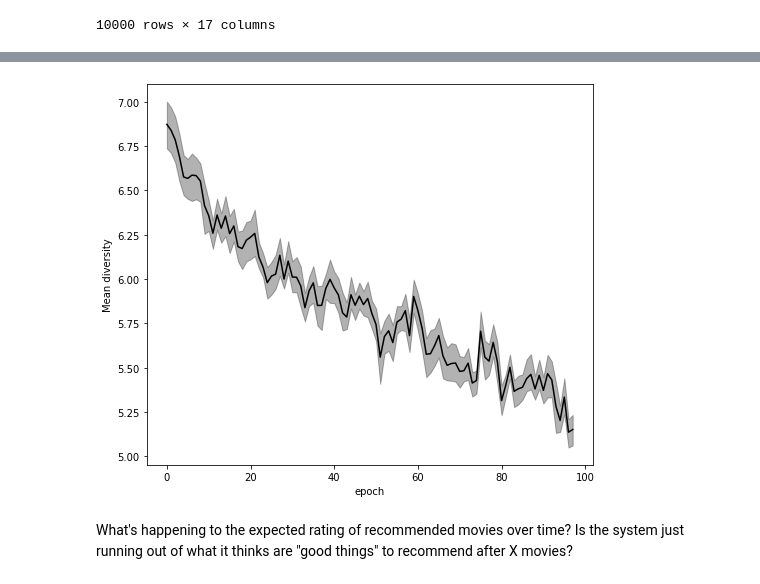
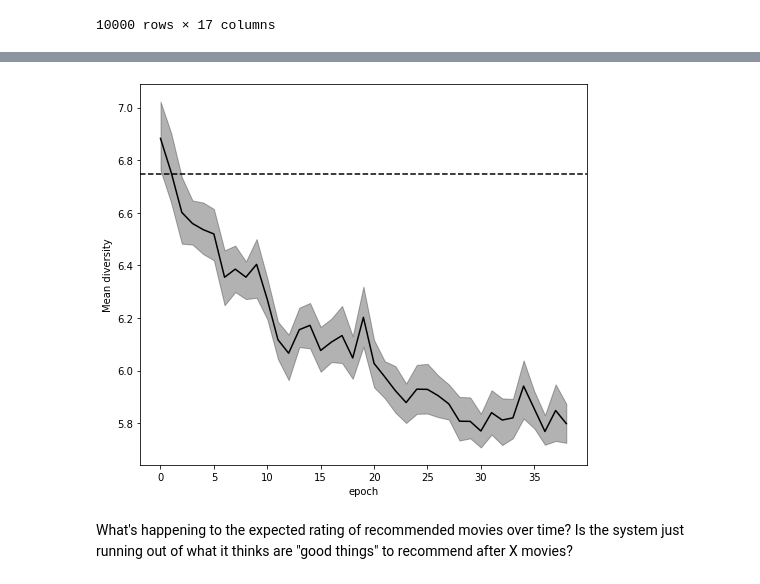
Before and after one commit to enoordeh/WestCoastDatathon, a Jupyter notebook: diversity.ipynb, the cells around one changed output, grey strips where cells are left out. Drawn from its saved outputs; the diff is of its cells as text; code cells hidden in the pictures.

Commit message:
Compute average initial diversity of users

```diff
--- a/diversity.ipynb
+++ b/diversity.ipynb
@@ -184,7 +199,7 @@ evolution_df
 | 9999 | 9 | 195895 | 27156 | 5292 | 6858 | 3134 | 6433 | 76111 | 3362 | 3077 | 55052 | ... |
 10000 rows × 17 columns
 # %%
-evolution_df = load_evolution_df('Data\movie_evolution_99epochs_50users_sim_1000users_total_70mov.csv')
+# evolution_df = load_evolution_df('Data\movie_evolution_99epochs_50users_sim_1000users_total_70mov.csv')
 # evolution_df = load_evolution_df('Data\movie_evolution_99epochs_10users_sim_1000users_total_70mov.csv')
 # evolution_df = load_evolution_df('Data\movie_evolution_150epochs_100users_sim_1000users_total_15mov.csv')
 # evolution_df = load_evolution_df('Data\evolution_10_epochs.csv')
@@ -193,7 +208,7 @@ evolution_df = load_evolution_df('Data\movie_evolution_99epochs_50users_sim_1000
 # evolution_df = load_evolution_df('Data\evolution_200epochs_10users_sim_1000users_total_15mov_best_hyperparams.csv')
 # evolution_df = load_evolution_df('Data\evolution_200epochs_10users_sim_1000users_total_15mov.csv')
 # evolution_df = load_evolution_df('Data\evolution_40epochs_100users_sim_1000users_total.csv')
-# evolution_df = load_evolution_df('Data\evolution_40epochs_100users_sim_1000users_total_100mov.csv')
+evolution_df = load_evolution_df('Data\evolution_40epochs_100users_sim_1000users_total_100mov.csv')
 evolution_df['Epoch'].max()
 evolution_df
 # %% [output]
@@ -246,0 +289,8 @@ array([128088, 267455,  73381, 117628,  21453, 229622, 167368,  21772,
+# %%
+tot=0
+user_diversities = []
+for user in unique_users:
+    print(user)
+    user_diversities.append(get_user_inital_diversity(user))
+avg_div = np.nanmean(user_diversities)
+print(avg_div)
@@ -266,13 +334,14 @@ for i in tqdm(epochs):
 # %%
 plt.figure(figsize=(8,7))
 plt.plot(epochs,diversities,color='black')
 plt.fill_between(epochs,diversities_lo,diversities_up,alpha=0.3,color='black')
 plt.xlabel('epoch')
 plt.ylabel('Mean diversity')
+plt.axhline(avg_div,linestyle='--',color='k')
 # plt.xlim(0,10)
 plt.show()
 # %% [output]
-[figure, old version]
+[figure, new version]
 # %% [markdown]
 What's happening to the expected rating of recommended movies over time? Is the system just running out of what it thinks are "good things" to recommend after X movies?
 # %%
```
Also changed, not shown: parts of 6 cells of this notebook.
